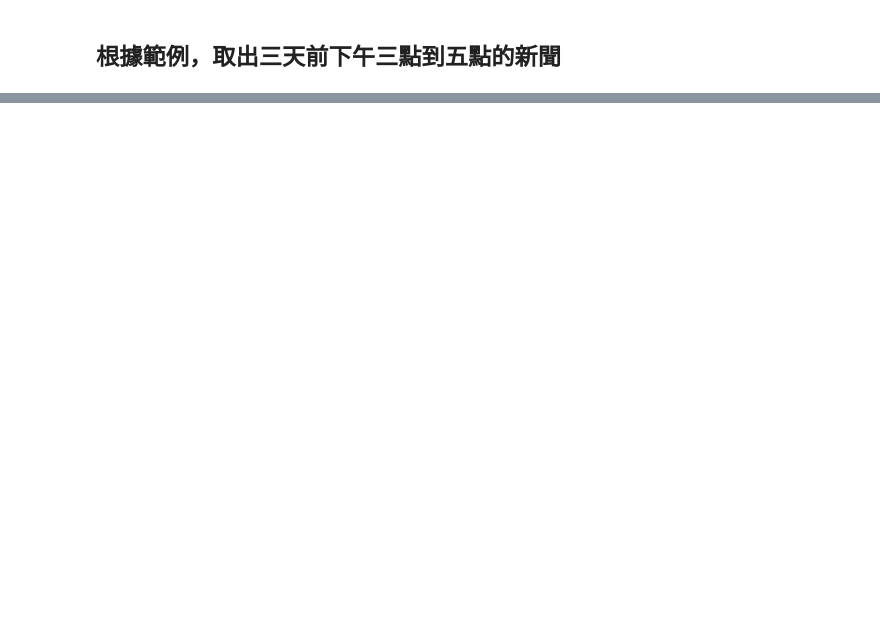
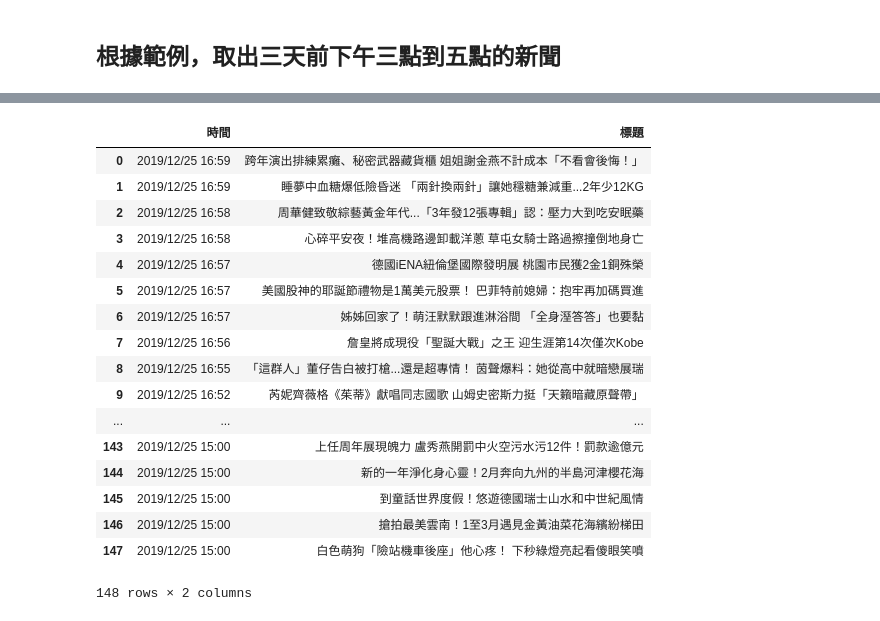
Before and after one commit to gty2920/1st-PyCrawlerMarathon, a Jupyter notebook: Day021_HW.ipynb, the cells around one changed output, grey strips where cells are left out. Saved outputs shown, nothing was run; the diff lists cells and outputs as text; code cells hidden in the pictures; blank space fills up the shorter version.

```diff
--- a/Day021_HW.ipynb
+++ b/Day021_HW.ipynb
@@ -67,0 +157,19 @@ Your Code
+# %%
+from selenium.webdriver.support.ui import Select
+date_timeHT=datetime.now()-timedelta(3)
+date_timeHM=date_timeHT.strftime('%m')
+date_timeHD=date_timeHT.strftime('%d')
+
+selM = Select(browser.find_element_by_id("selM"))
+selM.select_by_value(date_timeHM)
+selD = Select(browser.find_element_by_id("selD"))
+selD.select_by_value(date_timeHD)
+
+browser.find_element_by_id('button').click()
+# %%
+import pandas as pd
+date_timeHT=date_timeHT.strftime('%Y/%m/%d')
+date_time15H=date_timeHT+' 15:00'
+date_time17H=date_timeHT+' 17:00'
+date_time15H=pd.to_datetime(date_time15H)
+date_time17H=pd.to_datetime(date_time17H)
@@ -67,0 +180,11 @@ Your Code
+# %%
+import time
+while True:
+    browser.execute_script("window.scrollTo(0, 100000);")
+    time.sleep(1)
+    html_source = browser.page_source
+    soup = BeautifulSoup(html_source, "html5lib")
+    new_date = soup.find_all(class_="part_list_2")[-1].find_all('h3')[-1].find(class_="date").text
+    print(new_date)
+    if datetime.strptime(new_date, '%Y/%m/%d %H:%M') < date_time15H:
+        break
@@ -67,0 +209,31 @@ Your Code
+# %%
+news=[]
+for d in soup.find(class_="part_list_2").find_all('h3'):
+    if datetime.strptime(d.find(class_="date").text, '%Y/%m/%d %H:%M') < date_time15H:
+        break
+    if datetime.strptime(d.find(class_="date").text, '%Y/%m/%d %H:%M') < date_time17H:
+        news.append({
+            '時間': d.find(class_="date").text,
+            '標題': d.find_all('a')[-1].text
+        })
+import pandas as pd
+pd.DataFrame(news)
+# %% [output]
+|  | 時間 | 標題 |
+| 0 | 2019/12/25 16:59 | 跨年演出排練累癱、秘密武器藏貨櫃 姐姐謝金燕不計成本「不看會後悔！」 |
+| 1 | 2019/12/25 16:59 | 睡夢中血糖爆低險昏迷 「兩針換兩針」讓她穩糖兼減重...2年少12KG |
+| 2 | 2019/12/25 16:58 | 周華健致敬綜藝黃金年代...「3年發12張專輯」認：壓力大到吃安眠藥 |
+| 3 | 2019/12/25 16:58 | 心碎平安夜！堆高機路邊卸載洋蔥 草屯女騎士路過擦撞倒地身亡 |
+| 4 | 2019/12/25 16:57 | 德國iENA紐倫堡國際發明展 桃園市民獲2金1銅殊榮 |
+| 5 | 2019/12/25 16:57 | 美國股神的耶誕節禮物是1萬美元股票！ 巴菲特前媳婦：抱牢再加碼買進 |
+| 6 | 2019/12/25 16:57 | 姊姊回家了！萌汪默默跟進淋浴間 「全身溼答答」也要黏 |
+| 7 | 2019/12/25 16:56 | 詹皇將成現役「聖誕大戰」之王 迎生涯第14次僅次Kobe |
+| 8 | 2019/12/25 16:55 | 「這群人」董仔告白被打槍...還是超專情！ 茵聲爆料：她從高中就暗戀展瑞 |
+| 9 | 2019/12/25 16:52 | 芮妮齊薇格《茱蒂》獻唱同志國歌 山姆史密斯力挺「天籟暗藏原聲帶」 |
+| ... | ... | ... |
+| 143 | 2019/12/25 15:00 | 上任周年展現魄力 盧秀燕開罰中火空污水污12件！罰款逾億元 |
+| 144 | 2019/12/25 15:00 | 新的一年淨化身心靈！2月奔向九州的半島河津櫻花海 |
+| 145 | 2019/12/25 15:00 | 到童話世界度假！悠遊德國瑞士山水和中世紀風情 |
+| 146 | 2019/12/25 15:00 | 搶拍最美雲南！1至3月遇見金黃油菜花海繽紛梯田 |
+| 147 | 2019/12/25 15:00 | 白色萌狗「險站機車後座」他心疼！ 下秒綠燈亮起看傻眼笑噴 |
+148 rows × 2 columns
```
Also changed, not shown: parts of 15 cells of this notebook.
